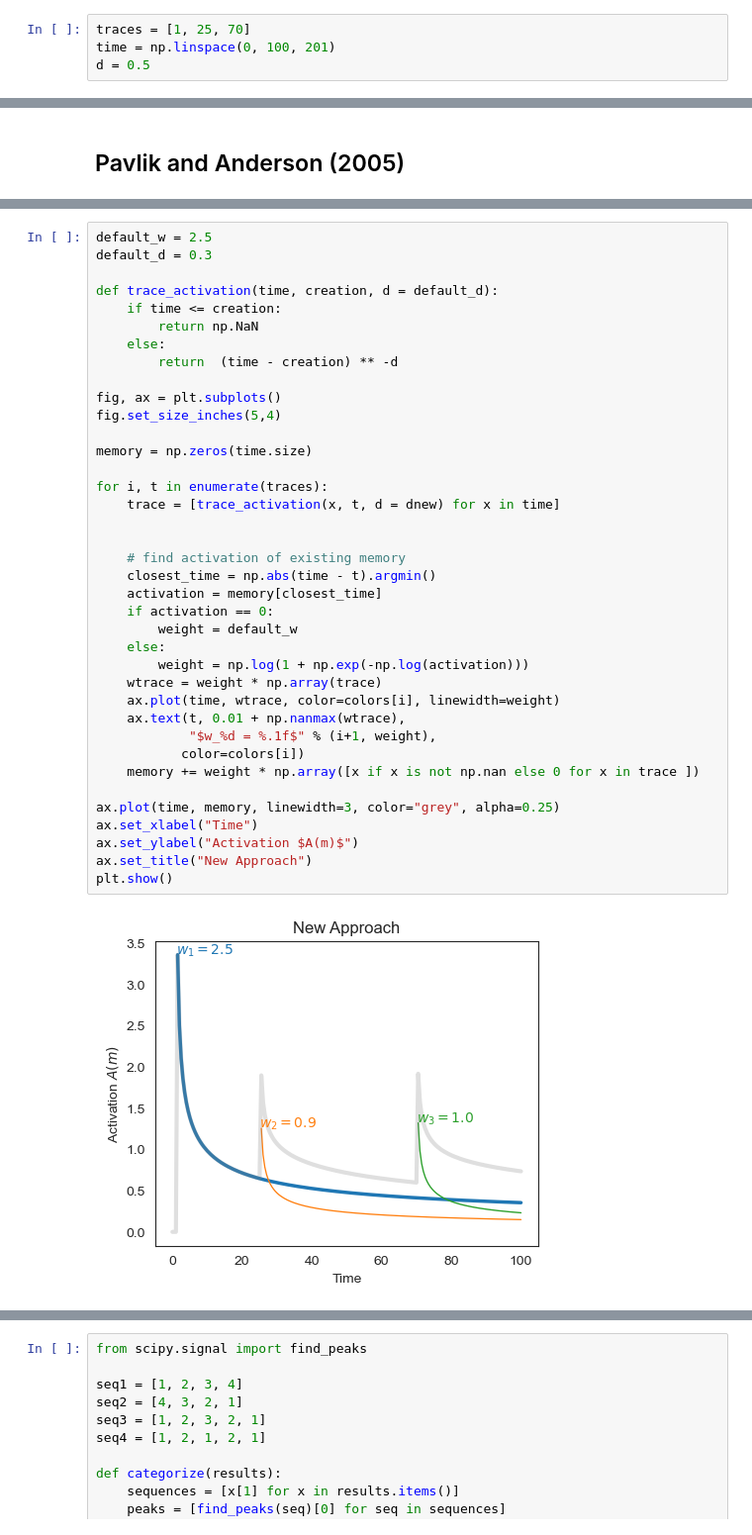
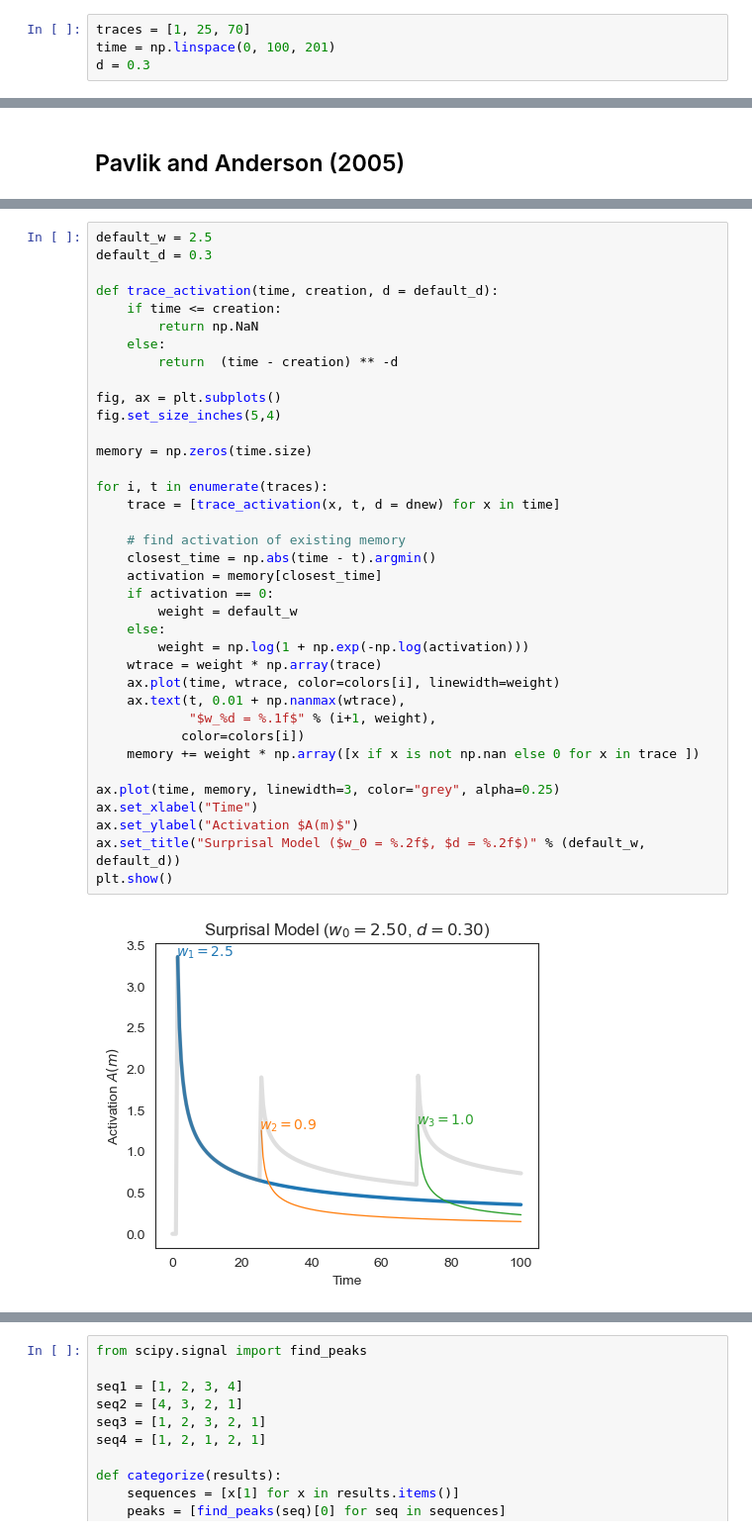
Before and after one commit to UWCCDL/SpacingEffect, a Jupyter notebook: spacing.ipynb, the cells around one changed output, grey strips where cells are left out. Shown at 99% size. Cells and saved outputs as stored; diff of their text form.

```diff
--- a/spacing.ipynb
+++ b/spacing.ipynb
@@ -345,7 +431,7 @@ Let's see a visual comparison of the models with three hypothetical traces
 # %%
 traces = [1, 25, 70]
 time = np.linspace(0, 100, 201)
-d = 0.5
+d = 0.3
 # %% [markdown]
 ## Standard ACT-R
 # %%
@@ -422,33 +510,32 @@ def trace_activation(time, creation, d = default_d):
     else:
         return  (time - creation) ** -d
 
 fig, ax = plt.subplots()
 fig.set_size_inches(5,4)
 
 memory = np.zeros(time.size)
 
 for i, t in enumerate(traces):
     trace = [trace_activation(x, t, d = dnew) for x in time]
 
-
     # find activation of existing memory
     closest_time = np.abs(time - t).argmin()
     activation = memory[closest_time]
     if activation == 0:
         weight = default_w
     else:
         weight = np.log(1 + np.exp(-np.log(activation)))
     wtrace = weight * np.array(trace)
     ax.plot(time, wtrace, color=colors[i], linewidth=weight)
     ax.text(t, 0.01 + np.nanmax(wtrace),
             "$w_%d = %.1f$" % (i+1, weight),
            color=colors[i])
     memory += weight * np.array([x if x is not np.nan else 0 for x in trace ])
 
 ax.plot(time, memory, linewidth=3, color="grey", alpha=0.25)
 ax.set_xlabel("Time")
 ax.set_ylabel("Activation $A(m)$")
-ax.set_title("New Approach")
+ax.set_title("Surprisal Model ($w_0 = %.2f$, $d = %.2f$)" % (default_w, default_d))
 plt.show()
 # %% [output]
-[figure, old version]
+[figure, new version]
```
Also changed, not shown: parts of 32 cells of this notebook, 2 other files.
